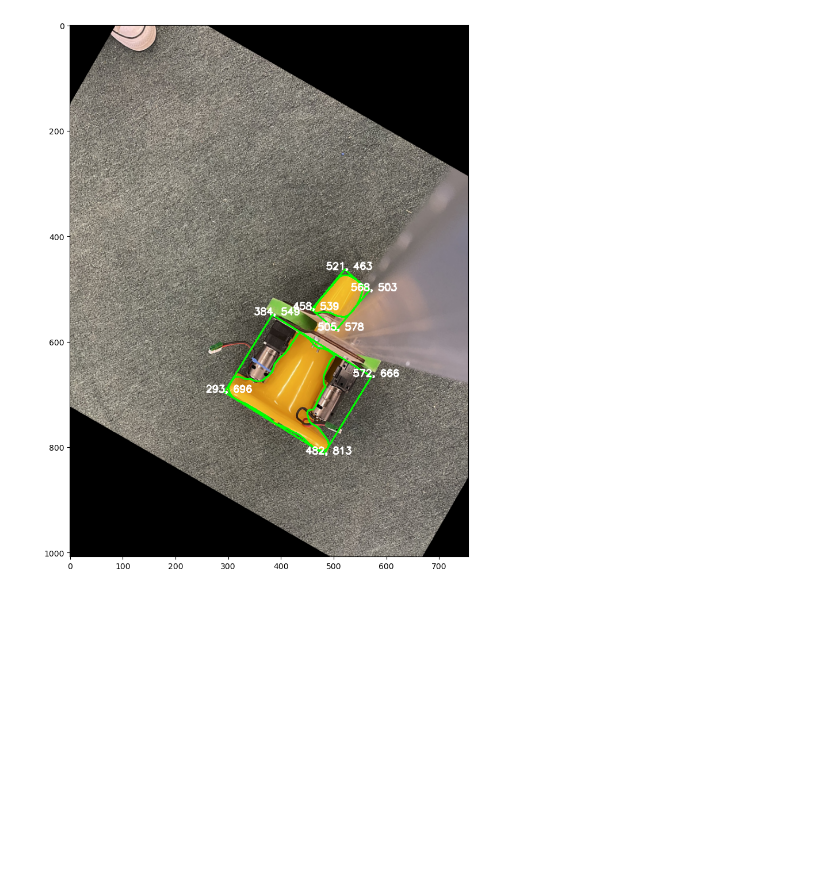
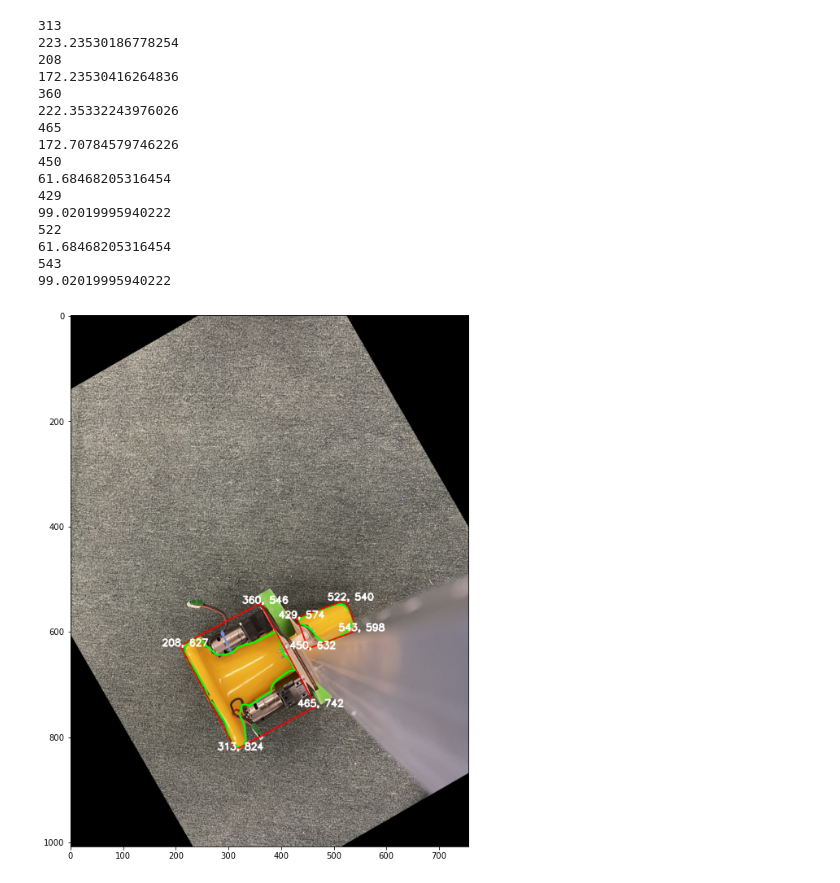
Before and after one commit to tlu21545/visionTest, a Jupyter notebook: detect_object.ipynb, the cells around one changed output. Drawn from its saved outputs; the diff is of its cells as text; code cells hidden in the pictures; blank space fills up the shorter version.

```diff
--- a/detect_object.ipynb
+++ b/detect_object.ipynb
@@ -70,4 +71,24 @@ plt.show()
 # %%
+def rotate_img(img, angle, scale):
+    # find center of image
+    (h, w) = img.shape[:2]
+    (cX, cY) = (w // 2, h // 2)
+
+    # rotate image around center
+    M = cv2.getRotationMatrix2D((cX, cY), angle, scale)
+    rotated = cv2.warpAffine(img, M, (w, h))
+
+    return rotated
+
+
+def calc_dist(x1, x2, y1, y2):
+    dx = abs(x2 - x1)
+    dy = abs(y2 - y1)
+    dist = math.sqrt((dx ** 2) + (dy **2))
+
+    return dist
+
+
 def detect_cone(img, low_thresh=np.array([90, 150, 150]), high_thresh=np.array([110, 255, 255]), cnt_color=(0, 255, 0), rect_color=(255, 0, 0)):
     # image that will be returned at end
     return_img = img.copy()
@@ -96,28 +117,45 @@ def detect_cone(img, low_thresh=np.array([90, 150, 150]), high_thresh=np.array([
             box = cv2.boxPoints(rect)
             box = np.int0(box)
 
-
             # draw contour and rectangle
             cv2.drawContours(return_img, [c], -1, cnt_color, 2)
-            cv2.drawContours(return_img, [box], -1, cnt_color, 2)
+            cv2.drawContours(return_img, [box], -1, rect_color, 2)
 
             # lable rectangle vertices
             for j, b in enumerate(box):
+                if j == 3:
+                    dist = calc_dist(box[j][0], box[0][0], box[j][1], box[0][1])
+                else:
+                    dist = calc_dist(box[j][0], box[j+1][0], box[j][1], box[j+1][1])
+                print(box[j][0])
+                print (dist)
+
                 cv2.putText(return_img, (str(box[j][0]) + ", " + str(box[j][1])), (box[j][0] - 35, box[j][1]), cv2.FONT_HERSHEY_SIMPLEX, 0.6, (255, 255, 255), 2)
+
     return return_img
-
-
-img = mpimg.imread('cone2_small.jpg')
-
-(h, w) = img.shape[:2]
-(cX, cY) = (w // 2, h // 2)
-
-M = cv2.getRotationMatrix2D((cX, cY), 60, 1.0)
-rotated = cv2.warpAffine(img, M, (w, h))
-
-new_img = detect_cone(rotated)
-plt.figure(figsize=(12, 12))
-plt.imshow(new_img)
-plt.show()
-# %% [output]
-[figure, removed]
+# %%
+img = mpimg.imread('cone2_small.jpg')
+rotated_img = rotate_img(img, 30, 1.0)
+detected_img = detect_cone(rotated_img)
+
+plt.figure(figsize=(12, 12))
+plt.imshow(detected_img)
+plt.show()
+# %% [output]
+313
+223.23530186778254
+208
+172.23530416264836
+360
+222.35332243976026
+465
+172.70784579746226
+450
+61.68468205316454
+429
+99.02019995940222
+522
+61.68468205316454
+543
+99.02019995940222
+[figure, added]
```
Also changed, not shown: parts of 2 cells of this notebook.
